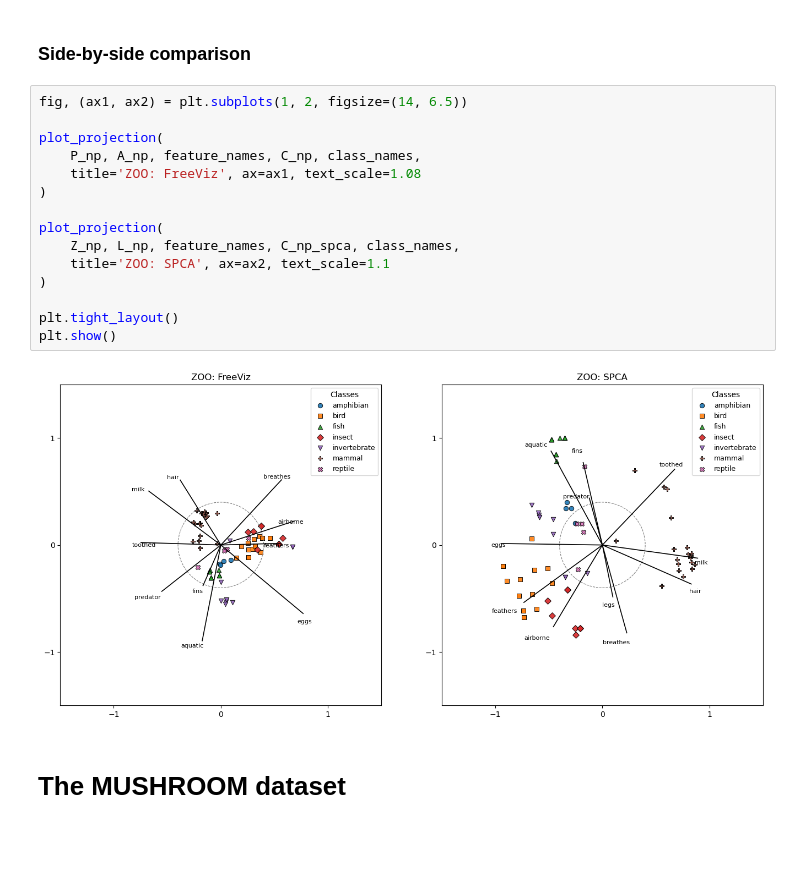
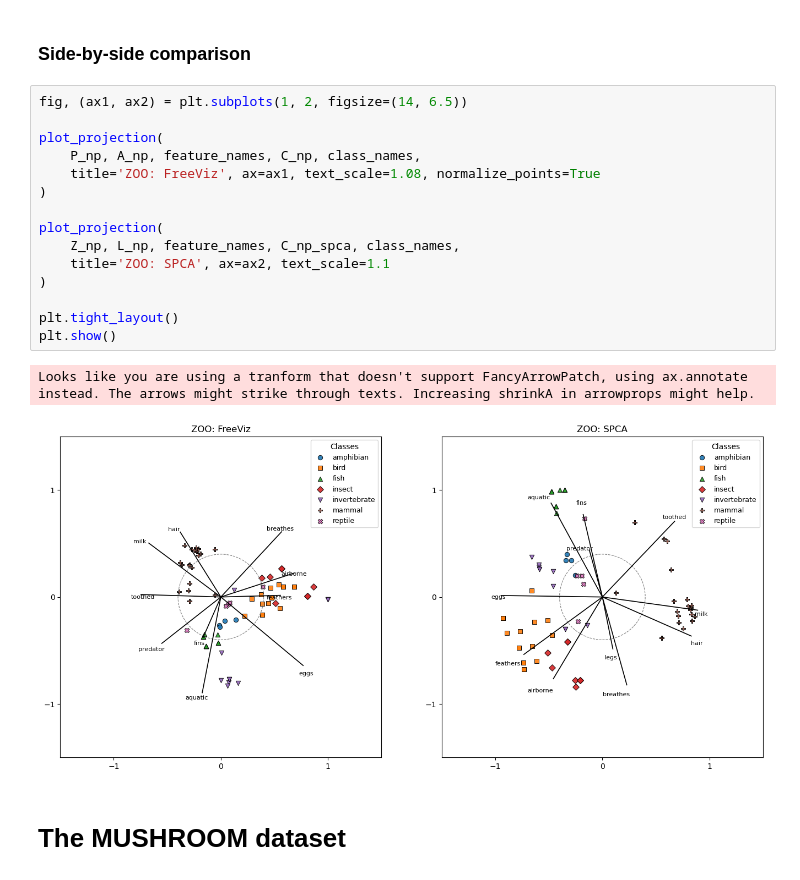
Before and after one commit to JasaTavcar/diplomska, a Jupyter notebook: experiments/compare_freeviz_spca.ipynb, the cells around one changed output. Cells and saved outputs as stored; diff of their text form; blank space fills up the shorter version.

```diff
--- a/experiments/compare_freeviz_spca.ipynb
+++ b/experiments/compare_freeviz_spca.ipynb
@@ -95,20 +94,21 @@ Step 990: loss = 1.5610, classifier loss = 0.2013
 # %%
 fig, (ax1, ax2) = plt.subplots(1, 2, figsize=(14, 6.5))
 
 plot_projection(
     P_np, A_np, feature_names, C_np, class_names,
-    title='ZOO: FreeViz', ax=ax1, text_scale=1.08
+    title='ZOO: FreeViz', ax=ax1, text_scale=1.08, normalize_points=True
 )
 
 plot_projection(
     Z_np, L_np, feature_names, C_np_spca, class_names,
     title='ZOO: SPCA', ax=ax2, text_scale=1.1
 )
 
 plt.tight_layout()
 plt.show()
 # %% [output]
+Looks like you are using a tranform that doesn't support FancyArrowPatch, using ax.annotate instead. The arrows might strike through texts. Increasing shrinkA in arrowprops might help.
-[figure, old version]
+[figure, new version]
 # %% [markdown]
 # The MUSHROOM dataset
 # %% [markdown]
```
Also changed, not shown: parts of 17 cells of this notebook, 2 other files.
